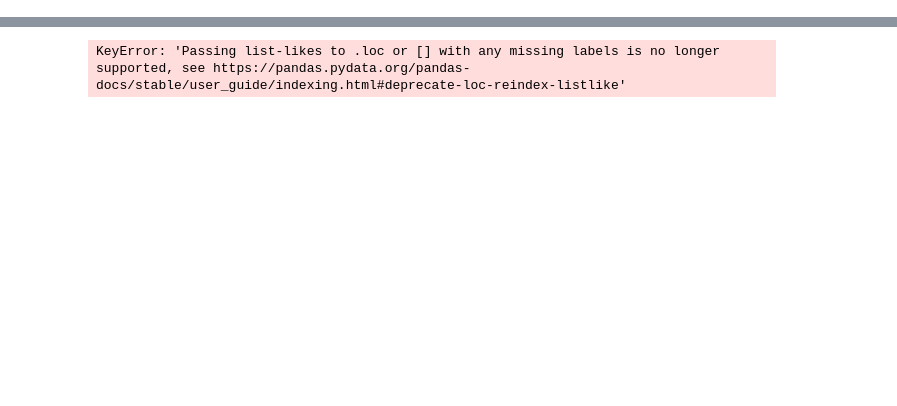
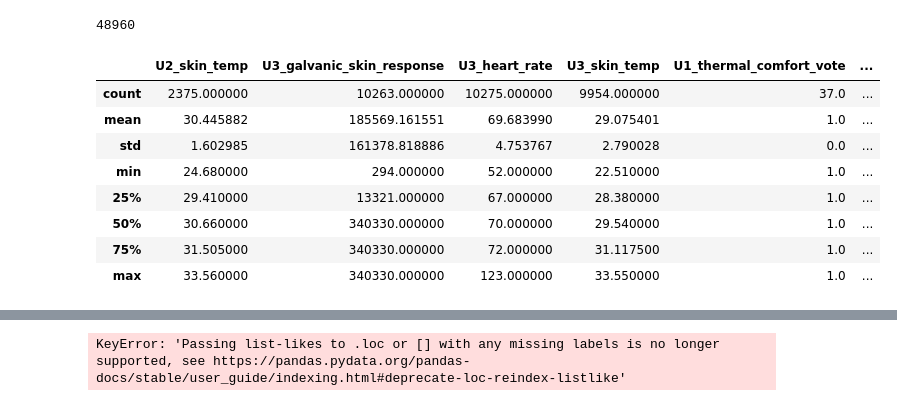
Before and after one commit to pruoff/LATEST-data-set, a Jupyter notebook: Playground.ipynb, the cells around one changed output, grey strips where cells are left out. Saved outputs shown, nothing was run; the diff lists cells and outputs as text; code cells hidden in the pictures; blank space fills up the shorter version.

```diff
--- a/Playground.ipynb
+++ b/Playground.ipynb
@@ -7,2 +3,2 @@ pd.read_csv
 # %%
-df = pd.read_csv(filepath_or_buffer='occutherm_dataset.csv')
+df = pd.read_csv(filepath_or_buffer='temperature_control_phase.csv')
@@ -31,0 +24,4 @@ Name: class, dtype: int64
+# %%
+len(df)
+# %% [output]
+48960
@@ -32,3 +31,15 @@ Name: class, dtype: int64
+# %%
+df[df.columns[25:]].describe()
+# %% [output]
+|  | U2_skin_temp | U3_galvanic_skin_response | U3_heart_rate | U3_skin_temp | U1_thermal_comfort_vote | ... |
+| count | 2375.000000 | 10263.000000 | 10275.000000 | 9954.000000 | 37.0 | ... |
+| mean | 30.445882 | 185569.161551 | 69.683990 | 29.075401 | 1.0 | ... |
+| std | 1.602985 | 161378.818886 | 4.753767 | 2.790028 | 0.0 | ... |
+| min | 24.680000 | 294.000000 | 52.000000 | 22.510000 | 1.0 | ... |
+| 25% | 29.410000 | 13321.000000 | 67.000000 | 28.380000 | 1.0 | ... |
+| 50% | 30.660000 | 340330.000000 | 70.000000 | 29.540000 | 1.0 | ... |
+| 75% | 31.505000 | 340330.000000 | 72.000000 | 31.117500 | 1.0 | ... |
+| max | 33.560000 | 340330.000000 | 123.000000 | 33.550000 | 1.0 | ... |
 # %%
 df[lambda df: df['class'] == 'SurveyData']
 # %% [output]
```
Also changed, not shown: parts of 5 cells of this notebook, 3 other files.
